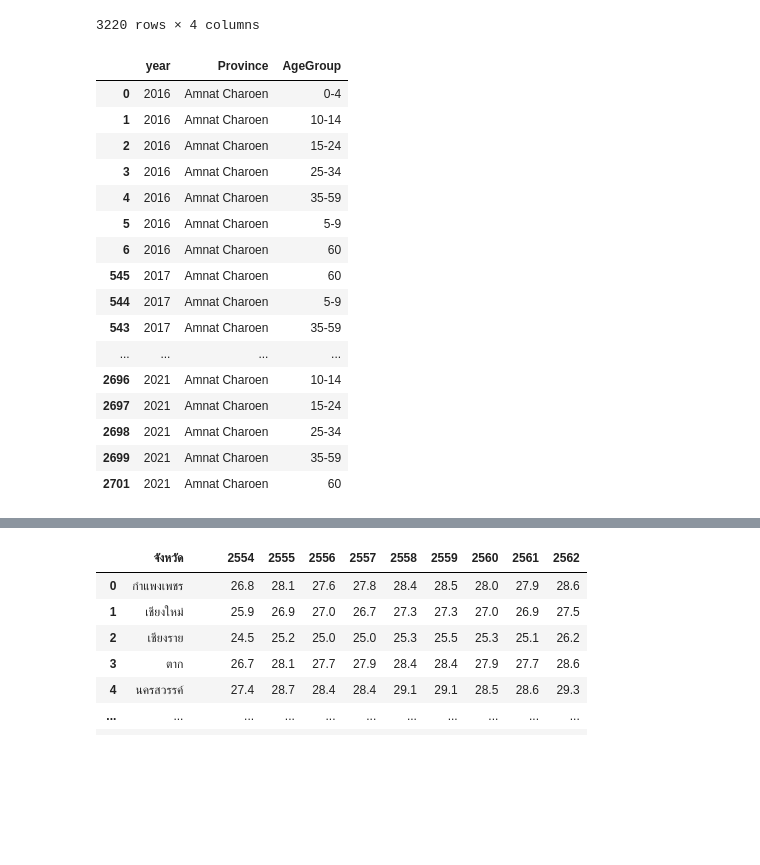
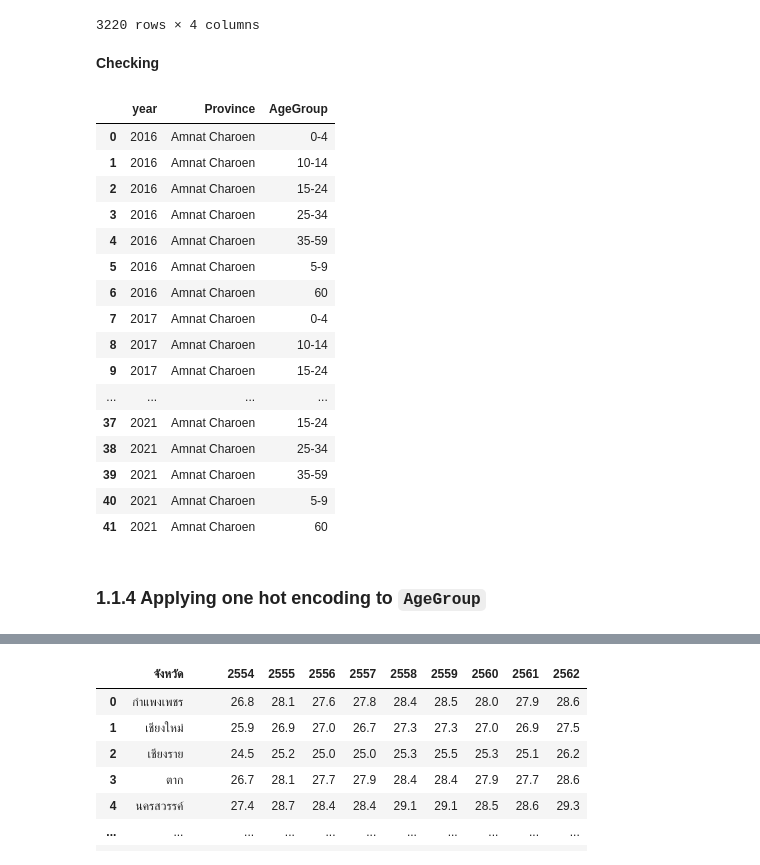
Before and after one commit to Phophism/python_project, a Jupyter notebook: Akkapop/Dengue_preprocessing.ipynb, the cells around one changed output, grey strips where cells are left out. Cells and saved outputs as stored; diff of their text form; code cells hidden in the pictures; blank space fills up the shorter version.

````diff
--- a/Akkapop/Dengue_preprocessing.ipynb
+++ b/Akkapop/Dengue_preprocessing.ipynb
@@ -22,6 +29,7 @@ df
 # %%
 # rename column to appropriate name
-df2 = df.rename(columns={'กลุ่มอายุ': 'AgeGroup','Changwat E':'Province'})
+df2 = df.rename(columns={'กลุ่มอายุ': 'AgeGroup',
+                         'Changwat E':'Province'})
 df2
 # %% [output]
 |  | Province | Odpc | Region | AgeGroup | Agey | Agey (copy) | Datesick | Number of Records | ... |
@@ -74,27 +79,31 @@ df3
 | 3218 | 2021 | Yasothon | 5-9 | 2 |
 | 3219 | 2021 | Yasothon | 60 | 1 |
 3220 rows × 4 columns
+# %% [markdown]
+**Checking**
 # %%
 # Check grouping algorithm is working correctly
 # at Datesick == 1/1/2016, Changwat E == Amnat Charoen
 # There are 2 records of 10-14 --> match with above record
-df3.loc[df3['Province']=='Amnat Charoen',['year','Province','AgeGroup']].sort_values('year')
+df3.loc[df3['Province']=='Amnat Charoen',['year','Province','AgeGroup']].sort_values(by = ['year', 'AgeGroup'], ignore_index = True)
 # %% [output]
 |  | year | Province | AgeGroup |
 | 0 | 2016 | Amnat Charoen | 0-4 |
 | 1 | 2016 | Amnat Charoen | 10-14 |
 | 2 | 2016 | Amnat Charoen | 15-24 |
 | 3 | 2016 | Amnat Charoen | 25-34 |
 | 4 | 2016 | Amnat Charoen | 35-59 |
 | 5 | 2016 | Amnat Charoen | 5-9 |
 | 6 | 2016 | Amnat Charoen | 60 |
-| 545 | 2017 | Amnat Charoen | 60 |
-| 544 | 2017 | Amnat Charoen | 5-9 |
-| 543 | 2017 | Amnat Charoen | 35-59 |
+| 7 | 2017 | Amnat Charoen | 0-4 |
+| 8 | 2017 | Amnat Charoen | 10-14 |
+| 9 | 2017 | Amnat Charoen | 15-24 |
 | ... | ... | ... | ... |
-| 2696 | 2021 | Amnat Charoen | 10-14 |
-| 2697 | 2021 | Amnat Charoen | 15-24 |
-| 2698 | 2021 | Amnat Charoen | 25-34 |
-| 2699 | 2021 | Amnat Charoen | 35-59 |
-| 2701 | 2021 | Amnat Charoen | 60 |
+| 37 | 2021 | Amnat Charoen | 15-24 |
+| 38 | 2021 | Amnat Charoen | 25-34 |
+| 39 | 2021 | Amnat Charoen | 35-59 |
+| 40 | 2021 | Amnat Charoen | 5-9 |
+| 41 | 2021 | Amnat Charoen | 60 |
+# %% [markdown]
+### 1.1.4 Applying one hot encoding to ```AgeGroup```
 # %%
````
Also changed, not shown: parts of 90 cells of this notebook, 1 other file.
